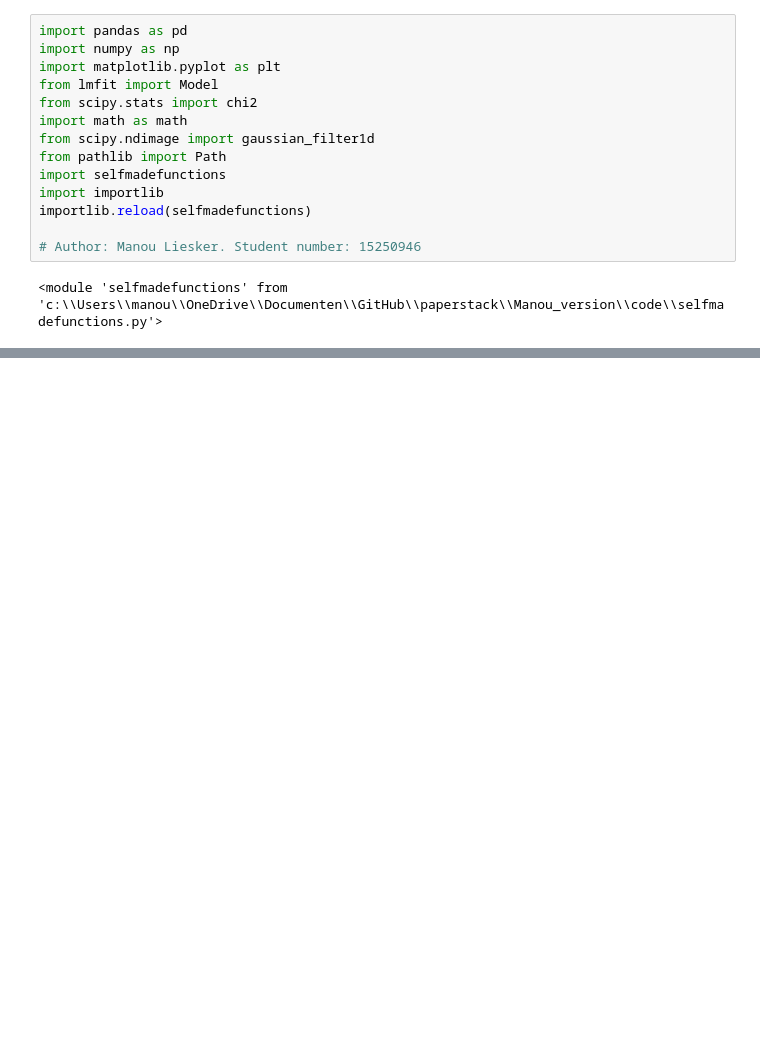
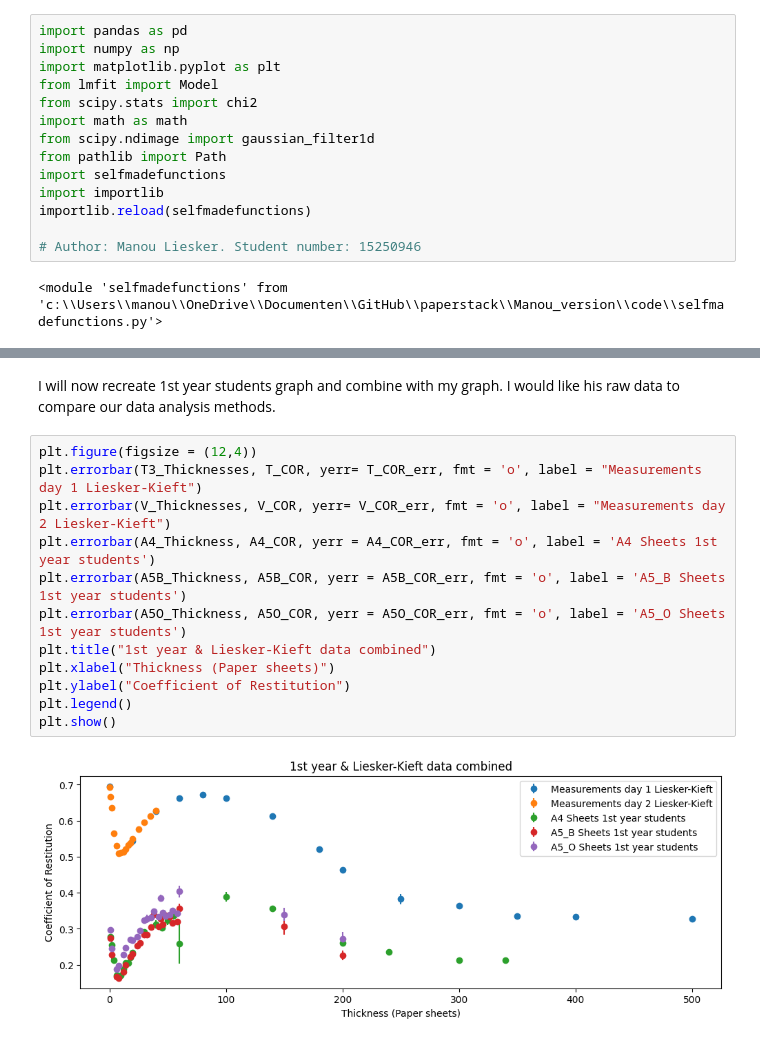
Before and after one commit to joshuadijksman/paperstack, a Jupyter notebook: Manou_version/code/dataread.ipynb, the cells around one changed output, grey strips where cells are left out. Cells and saved outputs as stored; diff of their text form; blank space fills up the shorter version.

```diff
--- a/Manou_version/code/dataread.ipynb
+++ b/Manou_version/code/dataread.ipynb
@@ -37,0 +43,16 @@ plt.show()
+# %% [markdown]
+I will now recreate 1st year students graph and combine with my graph. I would like his raw data to compare our data analysis methods.
+# %%
+plt.figure(figsize = (12,4))
+plt.errorbar(T3_Thicknesses, T_COR, yerr= T_COR_err, fmt = 'o', label = "Measurements day 1 Liesker-Kieft")
+plt.errorbar(V_Thicknesses, V_COR, yerr= V_COR_err, fmt = 'o', label = "Measurements day 2 Liesker-Kieft")
+plt.errorbar(A4_Thickness, A4_COR, yerr = A4_COR_err, fmt = 'o', label = 'A4 Sheets 1st year students')
+plt.errorbar(A5B_Thickness, A5B_COR, yerr = A5B_COR_err, fmt = 'o', label = 'A5_B Sheets 1st year students')
+plt.errorbar(A5O_Thickness, A5O_COR, yerr = A5O_COR_err, fmt = 'o', label = 'A5_O Sheets 1st year students')
+plt.title("1st year & Liesker-Kieft data combined")
+plt.xlabel("Thickness (Paper sheets)")
+plt.ylabel("Coefficient of Restitution")
+plt.legend()
+plt.show()
+# %% [output]
+[figure, added]
```
Also changed, not shown: parts of 3 cells of this notebook, 4 other files.
